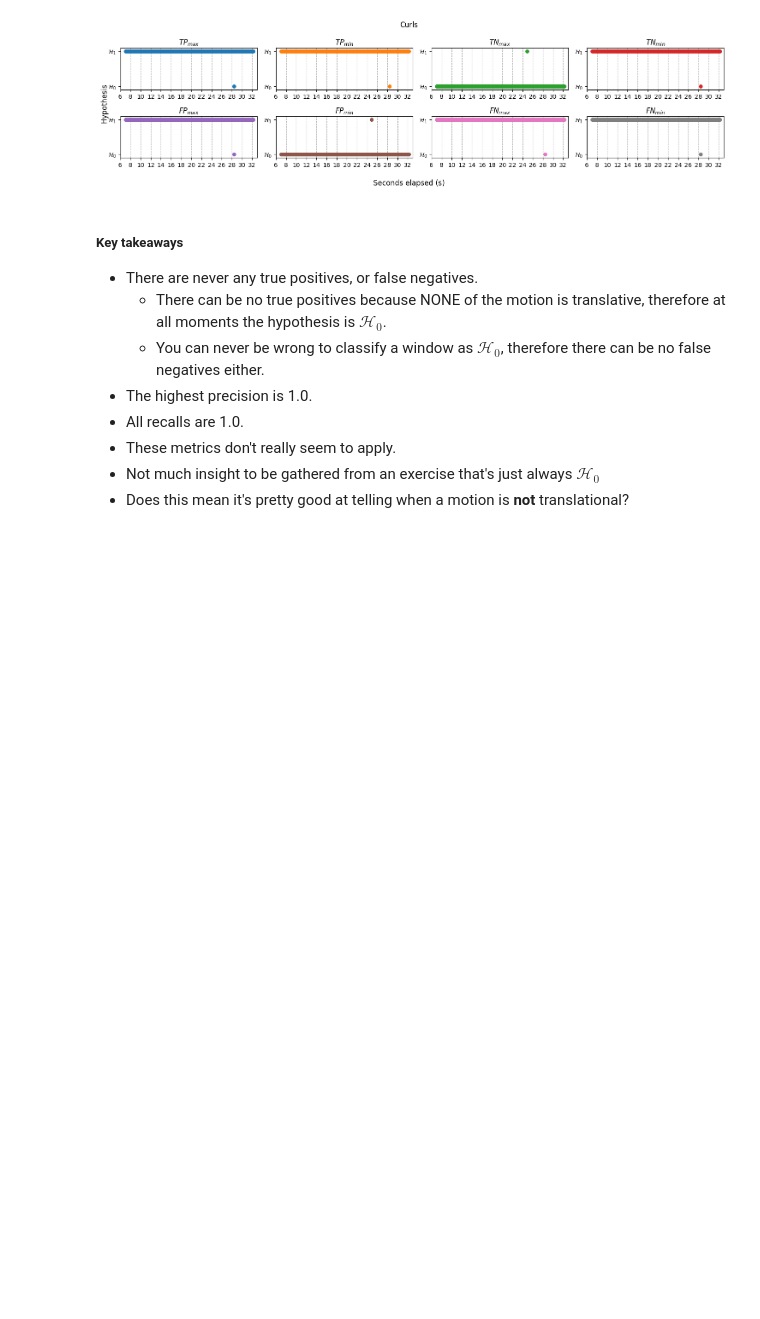
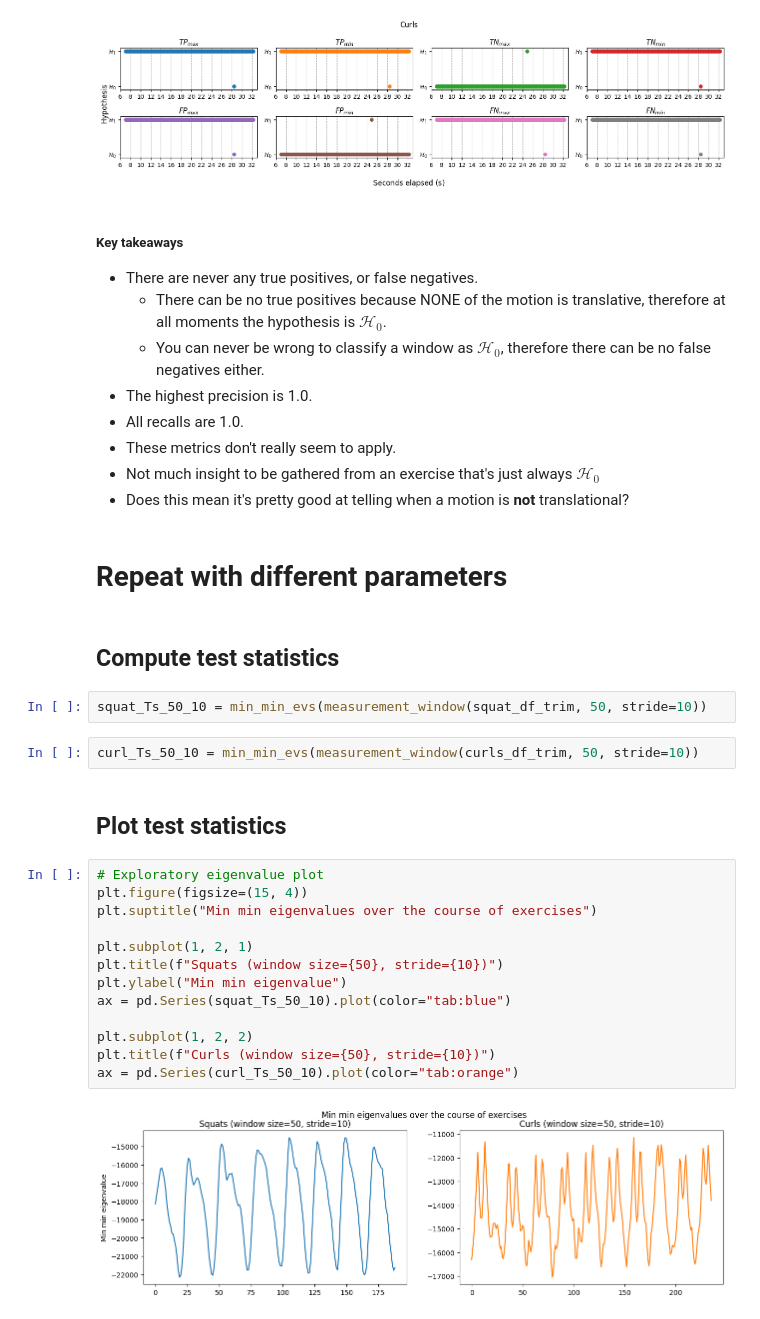
Before and after one commit to sjb296/linear-motion-detection, a Jupyter notebook: main.ipynb, the cells around one changed output. Cells and saved outputs as stored; diff of their text form; blank space fills up the shorter version.

Commit message:
50 size 10 stride start up to plotting Ts

```diff
--- a/main.ipynb
+++ b/main.ipynb
@@ -1214,3 +1209,28 @@ plt.tight_layout()
 - These metrics don't really seem to apply.
 - Not much insight to be gathered from an exercise that's just always $\mathcal{H}_0$
 - Does this mean it's pretty good at telling when a motion is **not** translational?
+# %% [markdown]
+# Repeat with different parameters
+# %% [markdown]
+## Compute test statistics
+# %%
+squat_Ts_50_10 = min_min_evs(measurement_window(squat_df_trim, 50, stride=10))
+# %%
+curl_Ts_50_10 = min_min_evs(measurement_window(curls_df_trim, 50, stride=10))
+# %% [markdown]
+## Plot test statistics
+# %%
+# Exploratory eigenvalue plot
+plt.figure(figsize=(15, 4))
+plt.suptitle("Min min eigenvalues over the course of exercises")
+
+plt.subplot(1, 2, 1)
+plt.title(f"Squats (window size={50}, stride={10})")
+plt.ylabel("Min min eigenvalue")
+ax = pd.Series(squat_Ts_50_10).plot(color="tab:blue")
+
+plt.subplot(1, 2, 2)
+plt.title(f"Curls (window size={50}, stride={10})")
+ax = pd.Series(curl_Ts_50_10).plot(color="tab:orange")
+# %% [output]
+[figure, added]
```
Also changed, not shown: parts of 18 cells of this notebook.
